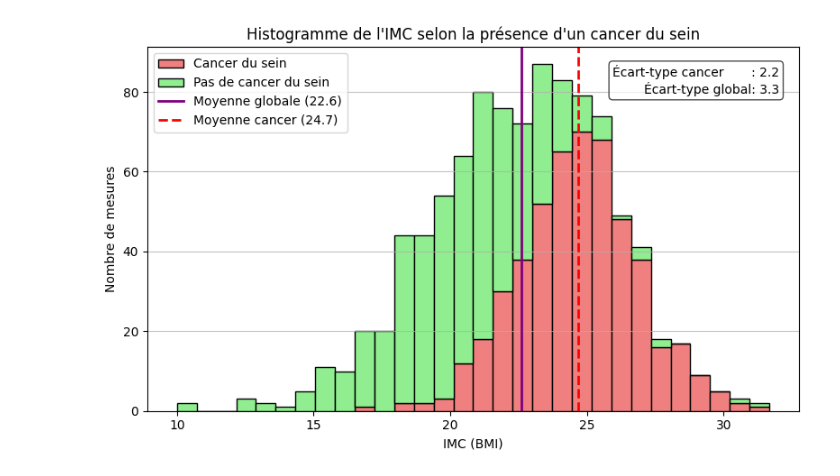
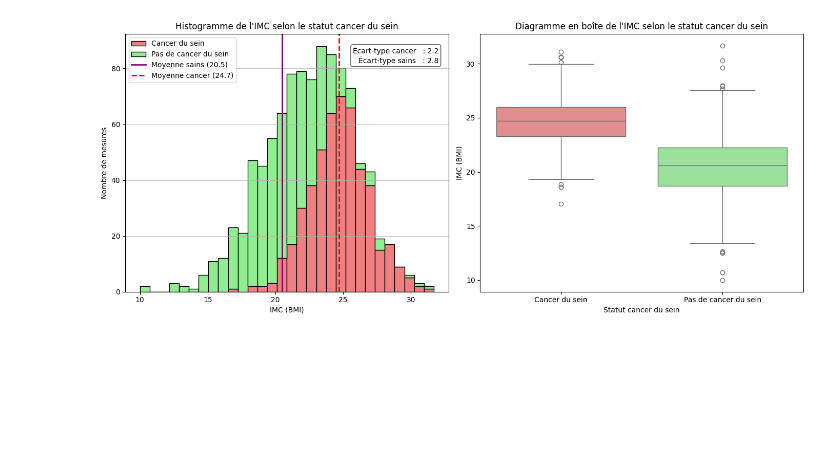
Before and after one commit to Al0den/ProjetEIST6, a Jupyter notebook: src/visualise.ipynb, the cells around one changed output. Cells and saved outputs as stored; diff of their text form; code cells hidden in the pictures; blank space fills up the shorter version.

```diff
--- a/src/visualise.ipynb
+++ b/src/visualise.ipynb
@@ -9,11 +13,17 @@ from datetime import datetime
 input_dir = "../data_clean/"
 visuals_dir = "../visuals/"
 # %%
-df_person = pd.read_pickle(os.path.join(input_dir, 'df_person.pkl'))
-df_bio = pd.read_pickle(os.path.join(input_dir, 'df_bio.pkl'))
-df_note = pd.read_pickle(os.path.join(input_dir, 'df_note.pkl'))
-df_visit = pd.read_pickle(os.path.join(input_dir, 'df_visit.pkl'))
-df_condition = pd.read_pickle(os.path.join(input_dir, 'df_condition.pkl'))
+assert os.path.exists(input_dir), f"Il faut exéctuer le script de récolte et nettoyage (clean_data.ipynb) avant de lancer ce notebook ({input_dir} n'existe pas)."
+
+try:
+    df_person = pd.read_pickle(os.path.join(input_dir, 'df_person.pkl'))
+    df_bio = pd.read_pickle(os.path.join(input_dir, 'df_bio.pkl'))
+    df_note = pd.read_pickle(os.path.join(input_dir, 'df_note.pkl'))
+    df_visit = pd.read_pickle(os.path.join(input_dir, 'df_visit.pkl'))
+    df_condition = pd.read_pickle(os.path.join(input_dir, 'df_condition.pkl'))
+    df_facteur_risque = pd.read_pickle(os.path.join(input_dir, 'df_facteur_risque.pkl'))
+except FileNotFoundError as e:
+    raise FileNotFoundError(f"Il faut exéctuer le script de récolte et nettoyage (clean_data.ipynb) avant de lancer ce notebook ({e.filename} n'existe pas).")
 # %%
 def a_le_cancer_sein(person_id, df_condition):
     cancer_sein_codes = {"C50", "C500", "C501", "C502", "C503", "C504"}
@@ -64,4 +95,8 @@ plt.show()
 # %%
+import matplotlib.pyplot as plt
+import seaborn as sns
+
+# — Étapes préalables (inchangées) —
 # 1. Lier chaque mesure d'IMC à une personne
 bmi_bio = df_bio[df_bio['concept_source_value'] == 'bmi'][['visit_occurrence_id', 'transformed_value']].dropna()
 bmi_bio = bmi_bio.merge(df_visit[['visit_occurrence_id', 'person_id']], on='visit_occurrence_id', how='left')
@@ -71,8 +106,8 @@ bmi_bio = bmi_bio.dropna(subset=['person_id'])
 bmi_bio['cancer_sein'] = bmi_bio['person_id'].apply(lambda pid: a_le_cancer_sein(pid, df_condition))
 
 # Séparer les valeurs d'IMC selon le statut
-bmi_cancer      = bmi_bio[bmi_bio['cancer_sein'] == True]['transformed_value']
-bmi_pas_cancer  = bmi_bio[bmi_bio['cancer_sein'] == False]['transformed_value']
+bmi_cancer     = bmi_bio[bmi_bio['cancer_sein'] == True]['transformed_value']
+bmi_pas_cancer = bmi_bio[bmi_bio['cancer_sein'] == False]['transformed_value']
 
 # Calcul des moyennes et des écarts-type
 moyenne_globale     = bmi_bio['transformed_value'].mean()
@@ -80,11 +115,14 @@ moyenne_cancer      = bmi_cancer.mean()
 moyenne_pas_cancer  = bmi_pas_cancer.mean()
 
 ecarttype_cancer     = bmi_cancer.std()
-ecarttype_pas_cancer = bmi_bio['transformed_value'].std()
+ecarttype_global     = bmi_bio['transformed_value'].std()
+ecarttype_pas_cancer = bmi_pas_cancer.std()
 
-# Visualisation de l'IMC selon la présence d'un cancer du sein
-plt.figure(figsize=(8, 5))
-plt.hist(
+# — Création d’une figure avec deux subplots côte à côte —
+fig, (ax_histo, ax_box) = plt.subplots(1, 2, figsize=(14, 6))
+
+# 1) Histogramme (ax_histo)
+ax_histo.hist(
     [bmi_cancer, bmi_pas_cancer],
     bins=30,
     stacked=True,
@@ -92,32 +130,55 @@ plt.hist(
     label=['Cancer du sein', 'Pas de cancer du sein'],
     edgecolor='black'
 )
-
 # Lignes pour les moyennes
-plt.axvline(moyenne_globale, color='purple', linestyle='solid', linewidth=2, label=f'Moyenne globale ({moyenne_globale:.1f})')
-plt.axvline(moyenne_cancer, color='red', linestyle='dashed', linewidth=2, label=f'Moyenne cancer ({moyenne_cancer:.1f})')
-# Ajout d'un texte pour l'écart-type
-# On place le texte en haut à droite du graphe. Les valeurs y sont ajustables.
-plt.text(
+ax_histo.axvline(
+    moyenne_pas_cancer,
+    color='purple',
+    linestyle='solid',
+    linewidth=2,
+    label=f'Moyenne sains ({moyenne_pas_cancer:.1f})'
+)
+ax_histo.axvline(
+    moyenne_cancer,
+    color='red',
+    linestyle='dashed',
+    linewidth=2,
+    label=f'Moyenne cancer ({moyenne_cancer:.1f})'
+)
+# Texte pour les écarts-types
+ax_histo.text(
     x=0.97,
     y=0.95,
     s=(
-        f"Écart-type cancer       : {ecarttype_cancer:.1f}\n"
-        f"Écart-type global: {ecarttype_pas_cancer:.1f}"
+        f"Écart-type cancer   : {ecarttype_cancer:.1f}\n"
+        f"Écart-type sains   : {ecarttype_pas_cancer:.1f}"
     ),
-    transform=plt.gca().transAxes,
+    transform=ax_histo.transAxes,
     ha='right',
     va='top',
     fontsize=10,
     bbox=dict(boxstyle='round,pad=0.3', facecolor='white', alpha=0.7)
 )
 
-plt.xlabel('IMC (BMI)')
-plt.ylabel('Nombre de mesures')
-plt.title("Histogramme de l'IMC selon la présence d'un cancer du sein")
-plt.legend(loc='upper left')
-plt.grid(axis='y', alpha=0.75)
+ax_histo.set_xlabel('IMC (BMI)')
+ax_histo.set_ylabel('Nombre de mesures')
+ax_histo.set_title("Histogramme de l'IMC selon le statut cancer du sein")
+ax_histo.legend(loc='upper left')
+ax_histo.grid(axis='y', alpha=0.75)
+
+# 2) Boxplot (ax_box)
+sns.boxplot(
+    x=bmi_bio['cancer_sein'].map({True: 'Cancer du sein', False: 'Pas de cancer du sein'}),
+    y=bmi_bio['transformed_value'],
+    palette={'Cancer du sein': 'lightcoral', 'Pas de cancer du sein': 'lightgreen'},
+    ax=ax_box
+)
+ax_box.set_xlabel('Statut cancer du sein')
+ax_box.set_ylabel('IMC (BMI)')
+ax_box.set_title("Diagramme en boîte de l'IMC selon le statut cancer du sein")
+
+# Ajustements finaux
 plt.tight_layout()
-
-plt.savefig(os.path.join(visuals_dir, 'bmi_histogram_cancer.png'))
+plt.savefig(os.path.join(visuals_dir, 'comparaison_bmi_cancer_sein.png'), dpi=300)
+plt.show()
 # %% [output]
@@ -124,4 +188,4 @@ plt.savefig(os.path.join(visuals_dir, 'bmi_histogram_cancer.png'))
-[figure, old version]
+[figure, new version]
 # %%
 import seaborn as sns
 
```
Also changed, not shown: parts of 5 cells of this notebook, 16 other files.
